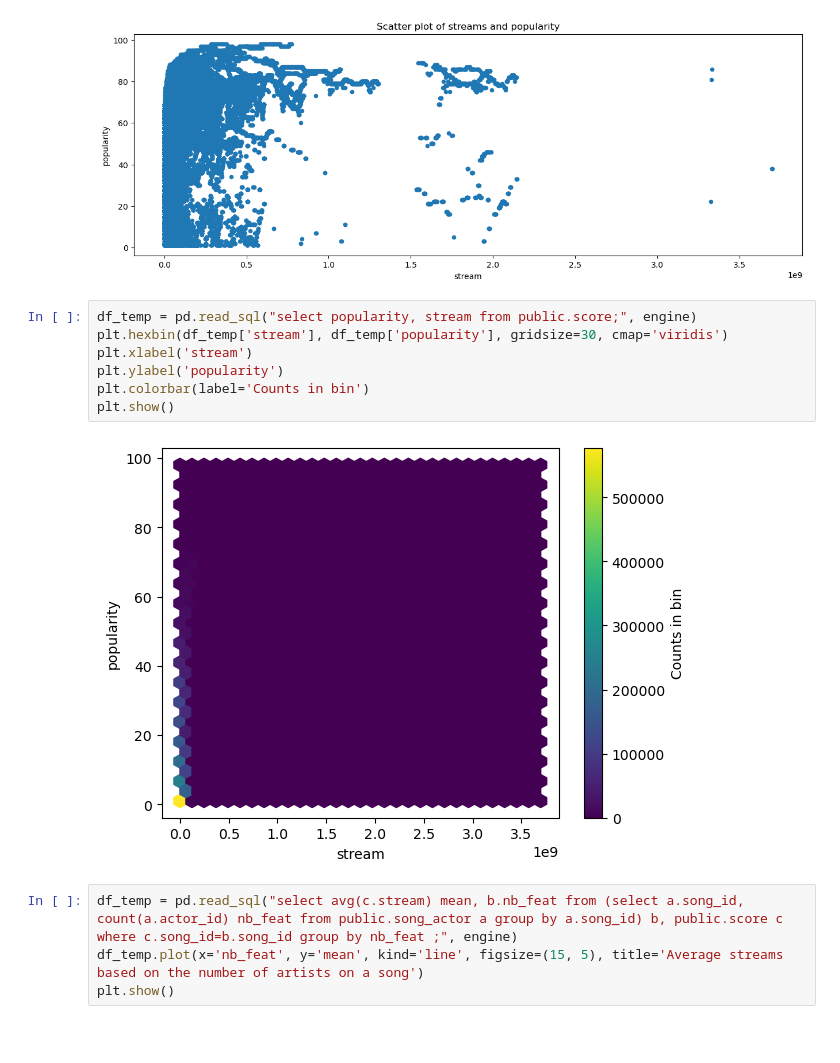
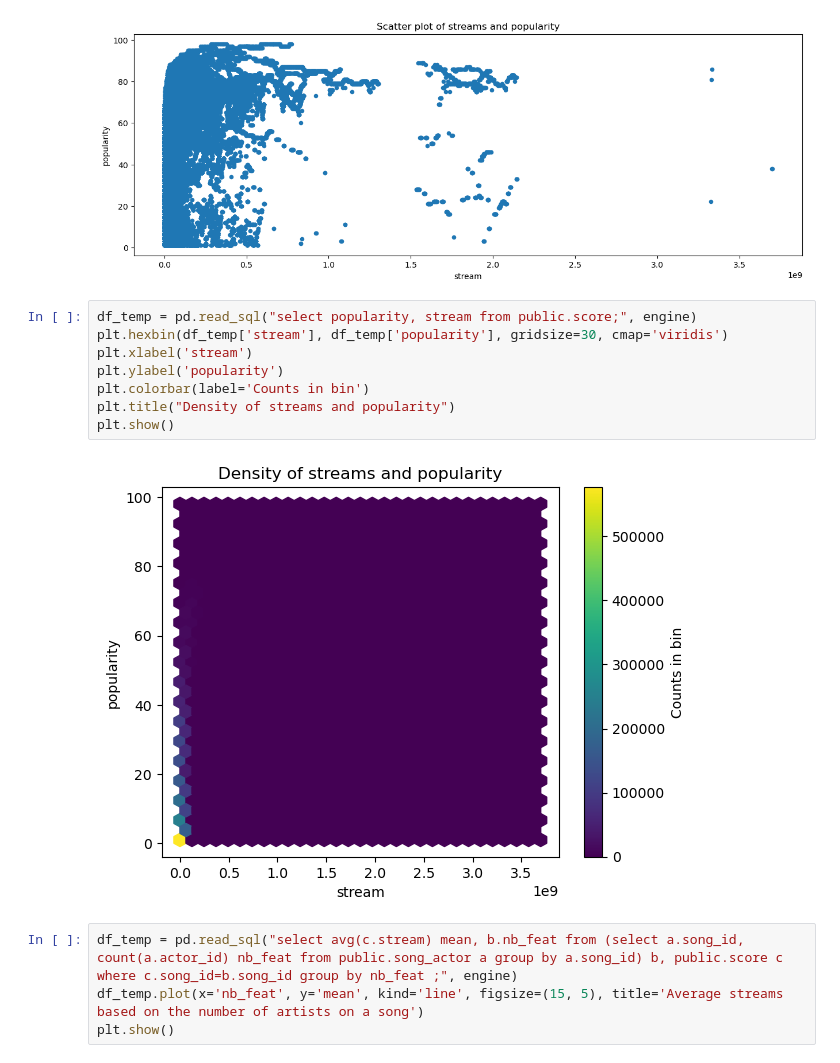
Before and after one commit to Marwan-bkr/Data_Project, a Jupyter notebook: Assessment.ipynb, the cells around one changed output. Cells and saved outputs as stored; diff of their text form; blank space fills up the shorter version.

```diff
--- a/Assessment.ipynb
+++ b/Assessment.ipynb
@@ -312,12 +312,13 @@ plt.show()
 # %%
 df_temp = pd.read_sql("select popularity, stream from public.score;", engine)
 plt.hexbin(df_temp['stream'], df_temp['popularity'], gridsize=30, cmap='viridis')
 plt.xlabel('stream')
 plt.ylabel('popularity')
 plt.colorbar(label='Counts in bin')
+plt.title("Density of streams and popularity")
 plt.show()
 # %% [output]
-[figure, old version]
+[figure, new version]
 # %%
 df_temp = pd.read_sql("select avg(c.stream) mean, b.nb_feat from (select a.song_id, count(a.actor_id) nb_feat from public.song_actor a group by a.song_id) b, public.score c where c.song_id=b.song_id group by nb_feat ;", engine)
 df_temp.plot(x='nb_feat', y='mean', kind='line', figsize=(15, 5), title='Average streams based on the number of artists on a song')
```
Also changed, not shown: parts of 4 cells of this notebook, 2 other files.
